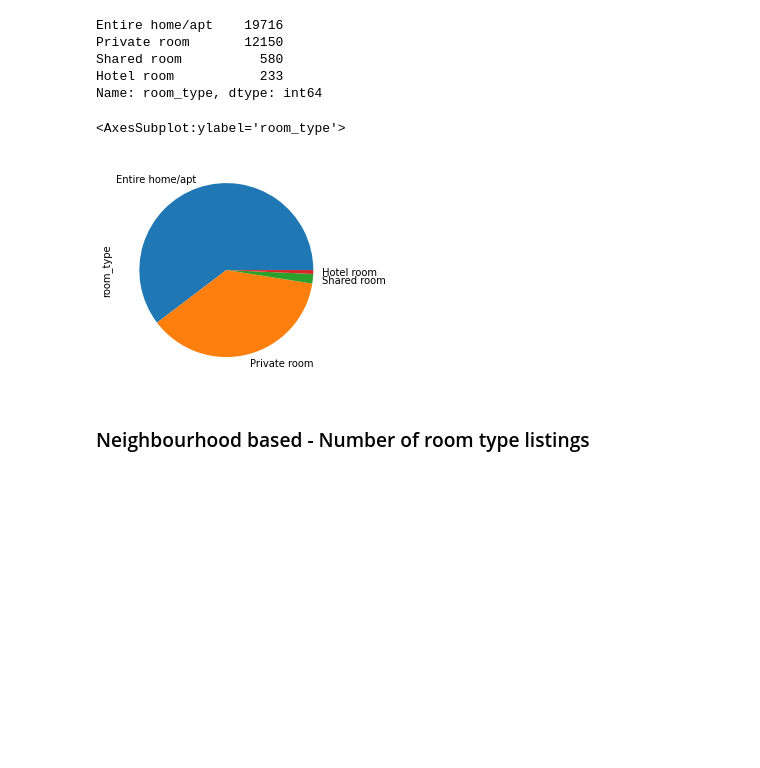
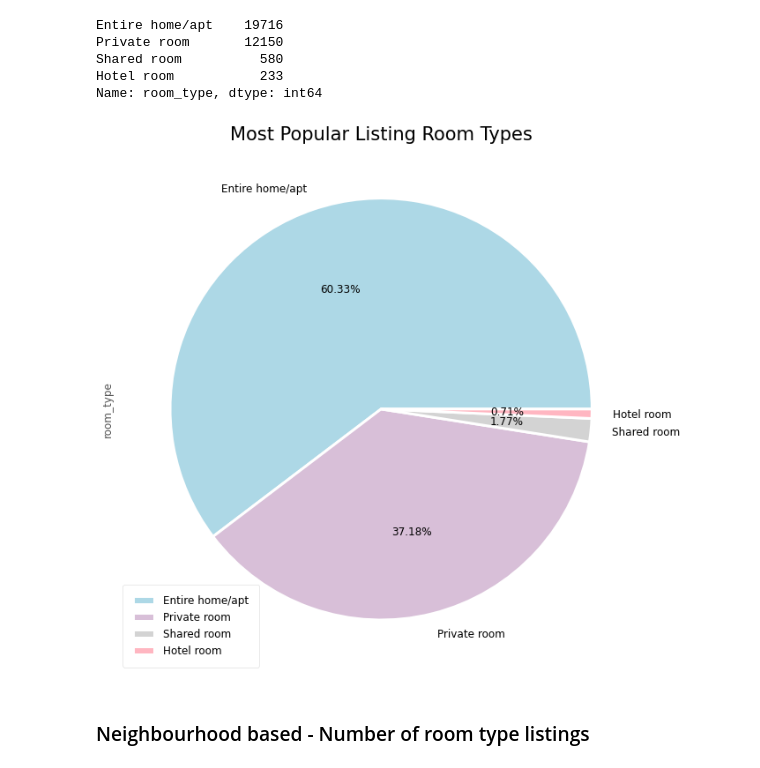
Before and after one commit to gl271/data_project1, a Jupyter notebook: airbnb_dataset.ipynb, the cells around one changed output. Cells and saved outputs as stored; diff of their text form; code cells hidden in the pictures; blank space fills up the shorter version.

```diff
--- a/airbnb_dataset.ipynb
+++ b/airbnb_dataset.ipynb
@@ -141,0 +166,5 @@ topname_count.plot(kind = 'bar')
+# %%
+n = 10
+air_df.host_name = air_df.host_name.astype(str)
+how_many_davids_in_dif_loc = air_df[["David" in x for x in air_df.host_name]]
+how_many_davids_in_dif_loc[['neighbourhood','host_name']].value_counts()[:n]
@@ -212,11 +273,16 @@ Private room       12150
 Shared room          580
 Hotel room           233
 Name: room_type, dtype: int64
-# %%
-number_of_spacetypes.plot(kind= 'pie')
-# %% [output]
-<AxesSubplot:ylabel='room_type'>
-[figure, removed]
+# %%
+piecolors= ['lightblue', 'thistle', 'lightgrey','lightpink']
+fig, ax = plt.subplots(figsize = (20,12))
+ax.grid(False)
+ax.set_title("Most Popular Listing Room Types", fontsize=21)
+number_of_spacetypes.plot(kind= 'pie', colors= piecolors, wedgeprops={'linewidth' : 3, 'edgecolor' : 'white'}, autopct='%.2f%%', fontsize=12, figsize = (15,11))
+ax.legend(loc=3, labels=number_of_spacetypes.index, fontsize=13, frameon=True, borderpad=1, prop={'size':12}, facecolor='white')
+fig.set_facecolor('white')
+# %% [output]
+[figure, added]
 # %% [markdown]
 <h3> Neighbourhood based - Number of room type listings </h3>
 # %%
```
Also changed, not shown: parts of 22 cells of this notebook, 7 other files.
